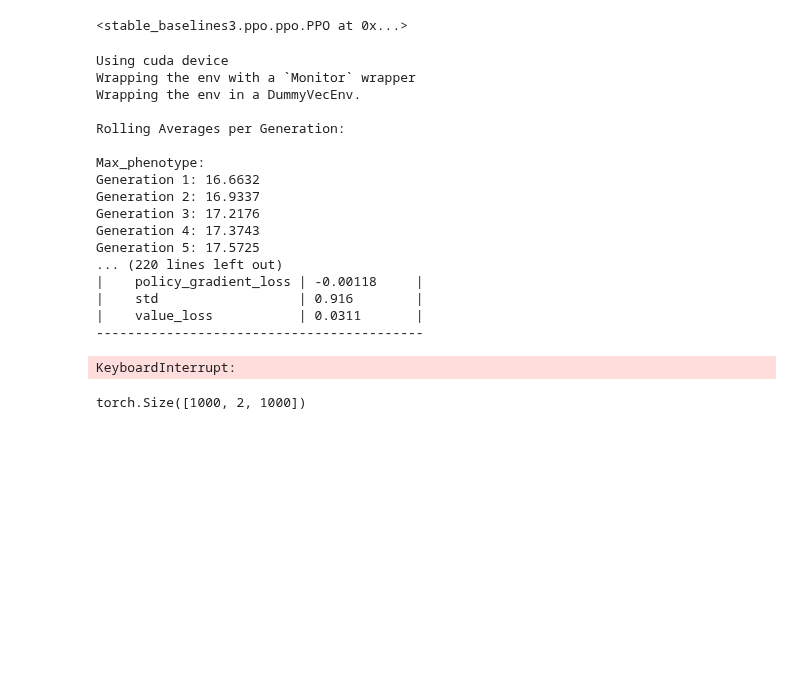
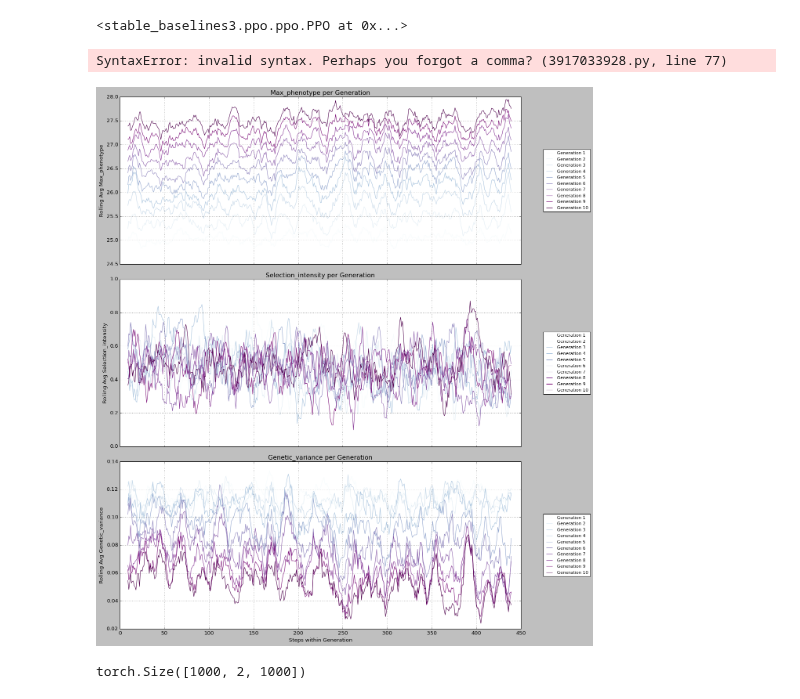
Before and after one commit to cjGO/ChewC, a Jupyter notebook: dev_nbs/Discrete_Env.ipynb, the cells around one changed output. Cells and saved outputs as stored; diff of their text form; code cells hidden in the pictures; blank space fills up the shorter version.

Commit message:
back to logging and single action env

```diff
--- a/dev_nbs/Discrete_Env.ipynb
+++ b/dev_nbs/Discrete_Env.ipynb
@@ -365,10 +365,10 @@ Wrapping the env in a DummyVecEnv.
 ---------------------------------
 <stable_baselines3.ppo.ppo.PPO at 0x...>
 # %%
-
 import gymnasium as gym
 from gymnasium import spaces
 import numpy as np
+import torch
 
 class BreedingEnv(gym.Env):
     def __init__(self, sim_params: SimParams, max_generations: int = 10):
@@ -378,21 +378,25 @@ class BreedingEnv(gym.Env):
         self.max_generations = max_generations
         self.current_generation = 0
         self.current_pop = self.SP.founder_pop.haplotypes
-        print(self.SP.founder_pop.haplotypes.shape)
+        self.selection_intensities = []
 
         # Define action and observation spaces
-        self.action_space = spaces.Box(low=0.01, high=1.0, shape=(1,), dtype=np.float32)
-        self.observation_space = spaces.Box(low=0, high=np.inf, shape=(2,), dtype=np.float32)
+        self.action_space = spaces.Box(low=-1, high=1, shape=(1,), dtype=np.float32)
+        self.observation_space = spaces.Dict({
+            'remaining_generations': spaces.Box(low=0, high=1, shape=(1,), dtype=np.float32),
+            'genetic_variance': spaces.Box(low=0, high=np.inf, shape=(1,), dtype=np.float32),
+        })
 
     def reset(self, seed=None):
         super().reset(seed=seed)
         self.current_generation = 0
         self.current_pop = self.SP.founder_pop.haplotypes
+        self.selection_intensities = []
         return self._get_obs(), {}
 
     def step(self, action):
-        # Implement one generation of breeding
-        selection_intensity = action[0]
+        # Convert action to selection intensity
+        selection_intensity = (action[0] + 1) / 2 * 0.98 + 0.01  # Maps [-1, 1] to [0.01, 0.99]
         self.selection_intensities.append(selection_intensity)
 
         # Score the current population
@@ -420,18 +424,26 @@ class BreedingEnv(gym.Env):
         # Prepare observation
         observation = self._get_obs()
 
-        # Prepare info dictionary with max phenotype
+        # Prepare info dictionary
         info = {
             'max_phenotype': new_phenotypes.max().item(),
-            'generation': self.current_generation
+            'current_generation': self.current_generation,
+            'genetic_variance': observation[1]  # Assuming genetic_variance is the second element in observation
         }
 
         return observation, reward, done, False, info
+
 
 
     def _get_obs(self):
         breeding_values, _ = score_population(self.current_pop, self.SP.trait, h2=self.SP.config.h2)
         genetic_variance = breeding_values.var().item()
         remaining_generations = (self.max_generations - self.current_generation) / self.max_generations
-        return np.array([remaining_generations, genetic_variance], dtype=np.float32)
+        return {
+            'remaining_generations': np.array([remaining_generations], dtype=np.float32),
+            'genetic_variance': np.array([genetic_variance], dtype=np.float32)
+            'current_generation': self.current_generation
+        }
+# %% [output]
+SyntaxError: invalid syntax. Perhaps you forgot a comma? (3917033928.py, line 77)
 # %%
@@ -472,33 +545,21 @@ class BreedingCallback(BaseCallback):
-# %%
-from stable_baselines3 import PPO
-
-
-model = PPO("MlpPolicy", env, verbose=1)
-
-# Create the callback
-plotting_callback = BreedingCallback()
-
-# Train the model with the callback
-model.learn(total_timesteps=10000, callback=plotting_callback)
-# %% [output]
-Using cuda device
-Wrapping the env with a `Monitor` wrapper
-Wrapping the env in a DummyVecEnv.
-
-Rolling Averages per Generation:
-
-Max_phenotype:
-Generation 1: 16.6632
-Generation 2: 16.9337
-Generation 3: 17.2176
-Generation 4: 17.3743
-Generation 5: 17.5725
-... (220 lines left out)
-|    policy_gradient_loss | -0.00118     |
-|    std                  | 0.916        |
-|    value_loss           | 0.0311       |
-------------------------------------------
-KeyboardInterrupt:
+# %%
+from stable_baselines3 import PPO
+from stable_baselines3.common.vec_env import DummyVecEnv
+
+config = SimulationConfig()
+config.seed = np.random.randint(100)
+SP = SimParams(config)
+burned_in_pop = burn_in(SP, num_generations=50, h2=0.50, selection_intensity=0.4)
+# Update the SimParams with the burned-in population
+SP.founder_pop = Population(config.pop_size, burned_in_pop, SP.genome, SP.device)
+env = BreedingEnv(SP)
+
+cb = GeneralizedVisualizationCallback()
+# Create and train the model
+model = PPO("MultiInputPolicy", env, verbose=1)
+model.learn(total_timesteps=10000,callback=cb)
+# %% [output]
+[figure, added]
 # %%
 
 # Define the max_generations values to compare
```
Also changed, not shown: parts of 1 cell of this notebook.
